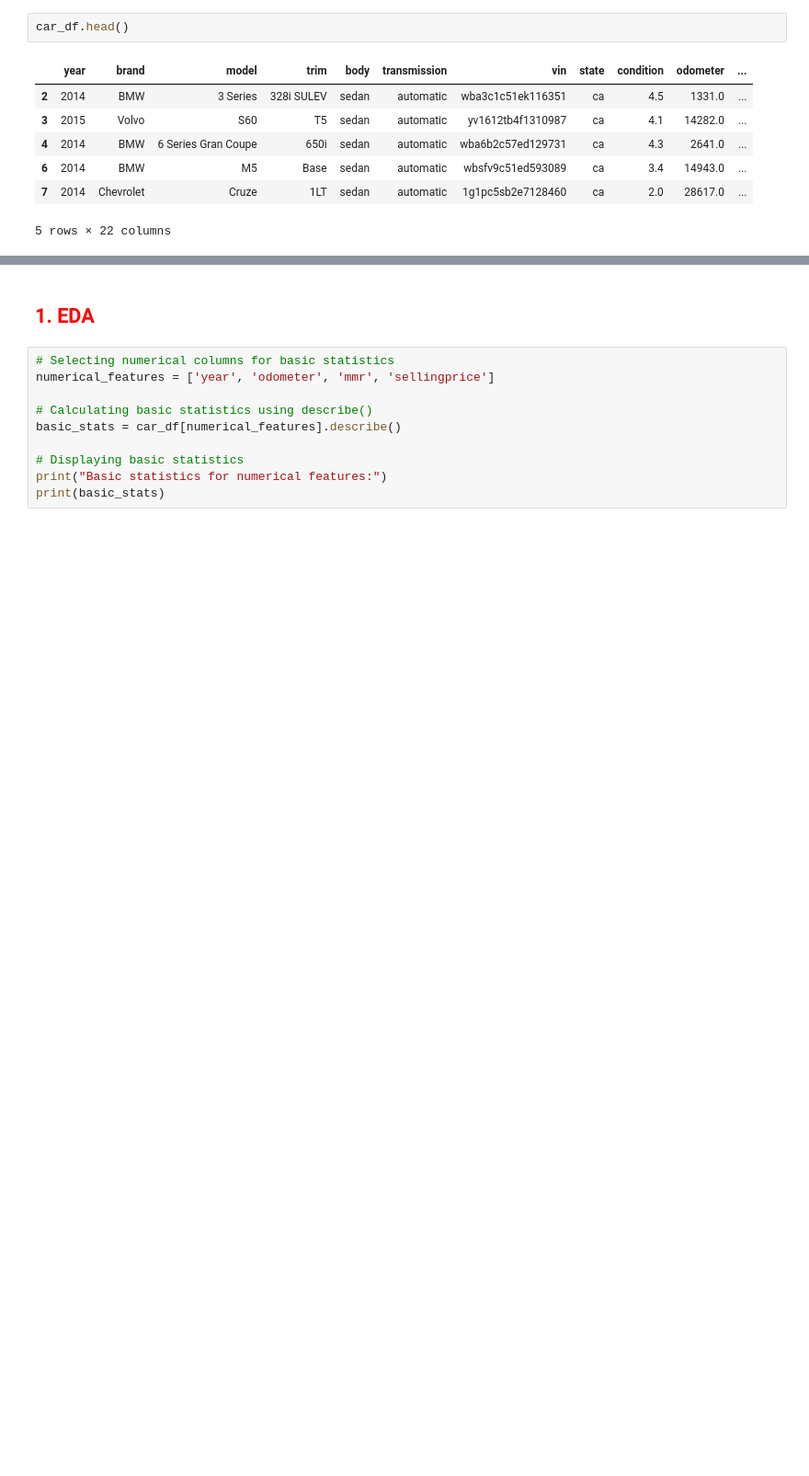
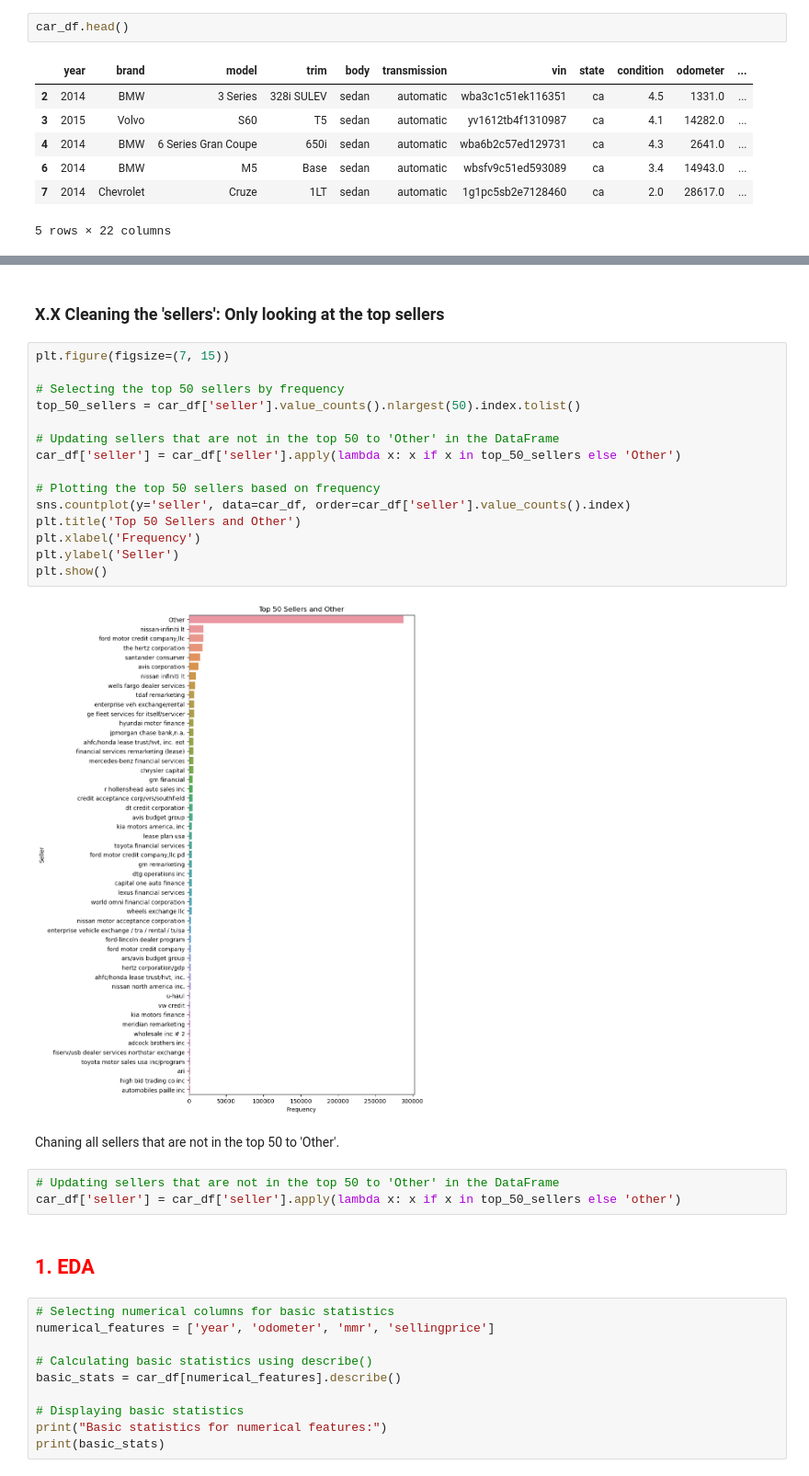
Before and after one commit to maxheijmans/AIM4B_Group1, a Jupyter notebook: UsedCarAuctionPrices/EDA_UsedCarAuctionPrices.ipynb, the cells around one changed output, grey strips where cells are left out. Shown at 92% size. Cells and saved outputs as stored; diff of their text form; blank space fills up the shorter version.

```diff
--- a/UsedCarAuctionPrices/EDA_UsedCarAuctionPrices.ipynb
+++ b/UsedCarAuctionPrices/EDA_UsedCarAuctionPrices.ipynb
@@ -823,3 +881,27 @@ car_df.head()
+# %% [markdown]
+### X.X Cleaning the 'sellers': Only looking at the top sellers
+# %%
+plt.figure(figsize=(7, 15))
+
+# Selecting the top 50 sellers by frequency
+top_50_sellers = car_df['seller'].value_counts().nlargest(50).index.tolist()
+
+# Updating sellers that are not in the top 50 to 'Other' in the DataFrame
+car_df['seller'] = car_df['seller'].apply(lambda x: x if x in top_50_sellers else 'Other')
+
+# Plotting the top 50 sellers based on frequency
+sns.countplot(y='seller', data=car_df, order=car_df['seller'].value_counts().index)
+plt.title('Top 50 Sellers and Other')
+plt.xlabel('Frequency')
+plt.ylabel('Seller')
+plt.show()
+# %% [output]
+[figure, added]
+# %% [markdown]
+Chaning all sellers that are not in the top 50 to 'Other'.
+# %%
+# Updating sellers that are not in the top 50 to 'Other' in the DataFrame
+car_df['seller'] = car_df['seller'].apply(lambda x: x if x in top_50_sellers else 'other')
 # %% [markdown]
 ## <font color='red'>**1. EDA**</font>
 # %%
```
Also changed, not shown: parts of 15 cells of this notebook.
